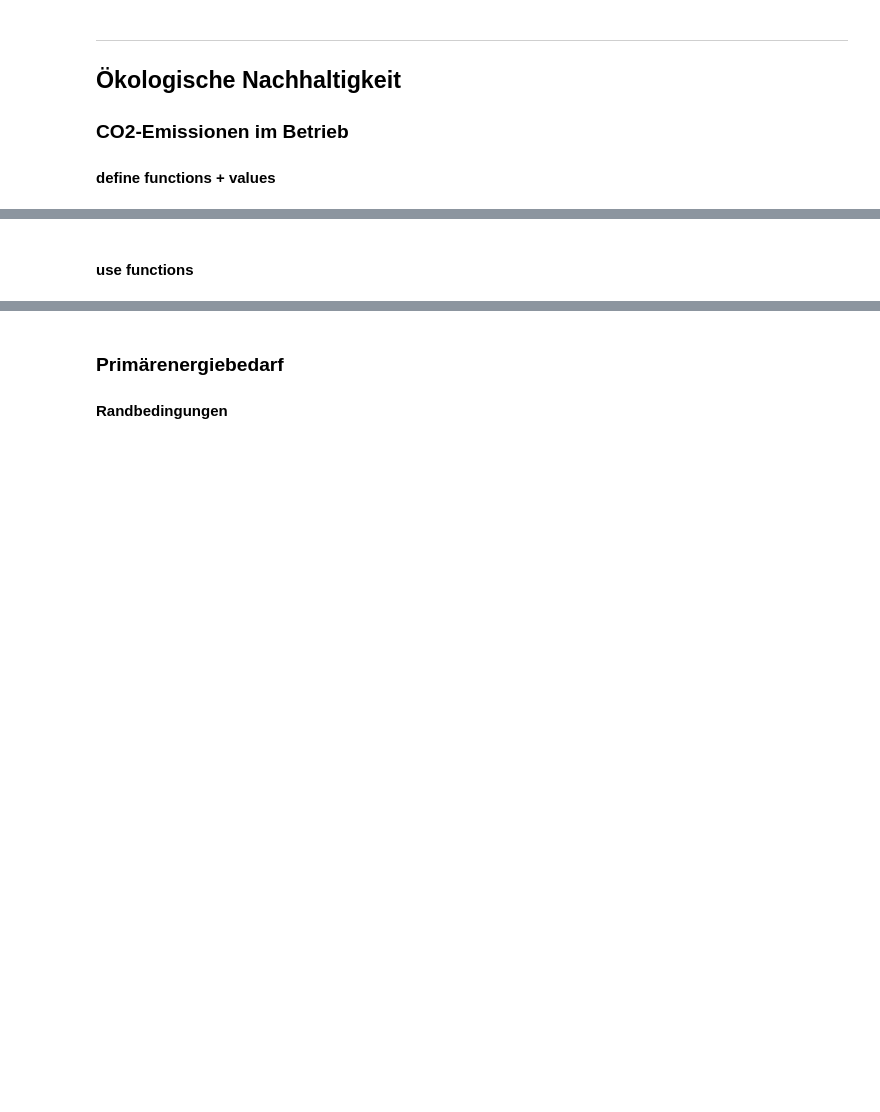
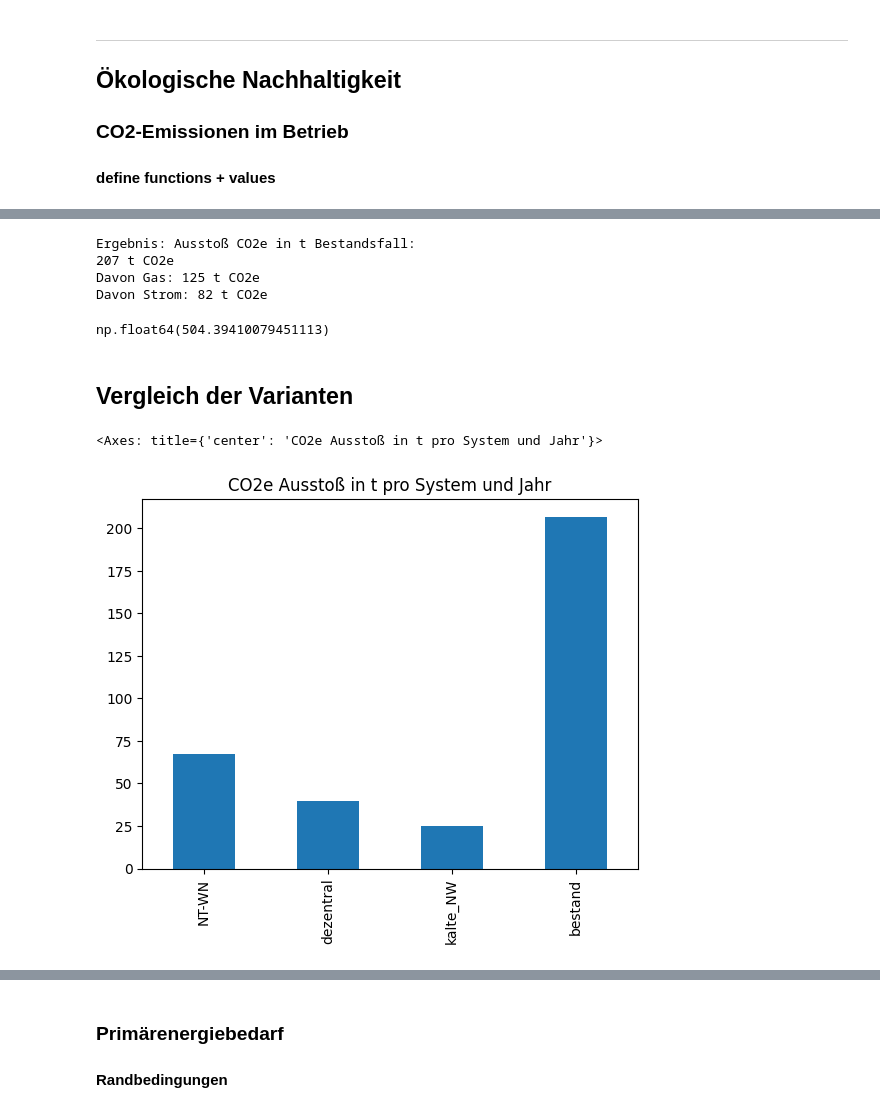
Before and after one commit to lara-barnic2/8_Bewertung_Gesamtsysteme, a Jupyter notebook: 8_Auswertung_Gesamtsysteme.ipynb, the cells around one changed output, grey strips where cells are left out. Drawn from its saved outputs; the diff is of its cells as text; code cells hidden in the pictures; blank space fills up the shorter version.

Commit message:
Auswertung data import
neue struktur
richtige import datas
co2e Auswertung gemacht

```diff
--- a/8_Auswertung_Gesamtsysteme.ipynb
+++ b/8_Auswertung_Gesamtsysteme.ipynb
@@ -109,2 +170,46 @@ SyntaxError: invalid syntax (639146051.py, line 54)
-# %% [markdown]
-#### use functions
+# %%
+# Wärmebedarf im Bestandsfall imortieren aus "C:\Users\lbarnic\OneDrive - Fraunhofer\A_Bearbeitung\4_Simulationen\4_2_Bestimmung_der_Lastprofile_REP\Auswertung\4_2_output_waermebedarf.xlsx"
+# Strombedarf importieren aus C:\Users\lbarnic\OneDrive - Fraunhofer\A_Bearbeitung\6_Gesamtsysteme_REP\Input_Data\Stromprofile\Output_Stromprofile.csv
+# /1000 * co2
+# Wärmebedarf in kWh
+q_bestand = pd.read_excel(r"C:\Users\lbarnic\OneDrive - Fraunhofer\A_Bearbeitung\4_Simulationen\4_2_Bestimmung_der_Lastprofile_REP\Auswertung\4_2_output_waermebedarf.xlsx", index_col=0)
+# Summe Quartier
+q_bestand = q_bestand.sum(axis=1)
+# Jahreswärmebedarf in MWh
+q_bestand = q_bestand.sum() / 1000
+
+
+# Strombedarf in W (pro 15 min)
+elec_bestand = pd.read_csv(r"C:\Users\lbarnic\OneDrive - Fraunhofer\A_Bearbeitung\6_Gesamtsysteme_REP\Input_Data\Stromprofile\Output_Stromprofile.csv")
+# Summe Quartier
+elec_bestand = elec_bestand.sum(axis=1)
+# Jahresstrombedarf in MWh
+elec_bestand = elec_bestand.sum() / 4 / 1000 / 1000
+
+# CO2e in t
+co2e_bestand_gas = q_bestand * emissionsfaktoren_waerme["Erdgas"]["2020"]
+co2e_bestand_strom = elec_bestand * emissionsfaktoren_strom["Strom-Mix-D (IINAS Szenario)"]["2020"]
+
+co2e_bestand = co2e_bestand_gas + co2e_bestand_strom
+
+print(f"Ergebnis: Ausstoß CO2e in t Bestandsfall:\n{co2e_bestand:.0f} t CO2e")
+print(f"Davon Gas: {co2e_bestand_gas:.0f} t CO2e")
+print(f"Davon Strom: {co2e_bestand_strom:.0f} t CO2e")
+# %% [output]
+Ergebnis: Ausstoß CO2e in t Bestandsfall:
+207 t CO2e
+Davon Gas: 125 t CO2e
+Davon Strom: 82 t CO2e
+# %%
+q_bestand.sum()
+# %% [output]
+np.float64(504.39410079451113)
+# %% [markdown]
+## Vergleich der Varianten
+# %%
+total_co2e = co2e.sum()
+total_co2e["bestand"] = co2e_bestand
+total_co2e.plot(kind="bar", title="CO2e Ausstoß in t pro System und Jahr")
+# %% [output]
+<Axes: title={'center': 'CO2e Ausstoß in t pro System und Jahr'}>
+[figure, added]
```
Also changed, not shown: parts of 16 cells of this notebook, 3 other files.
